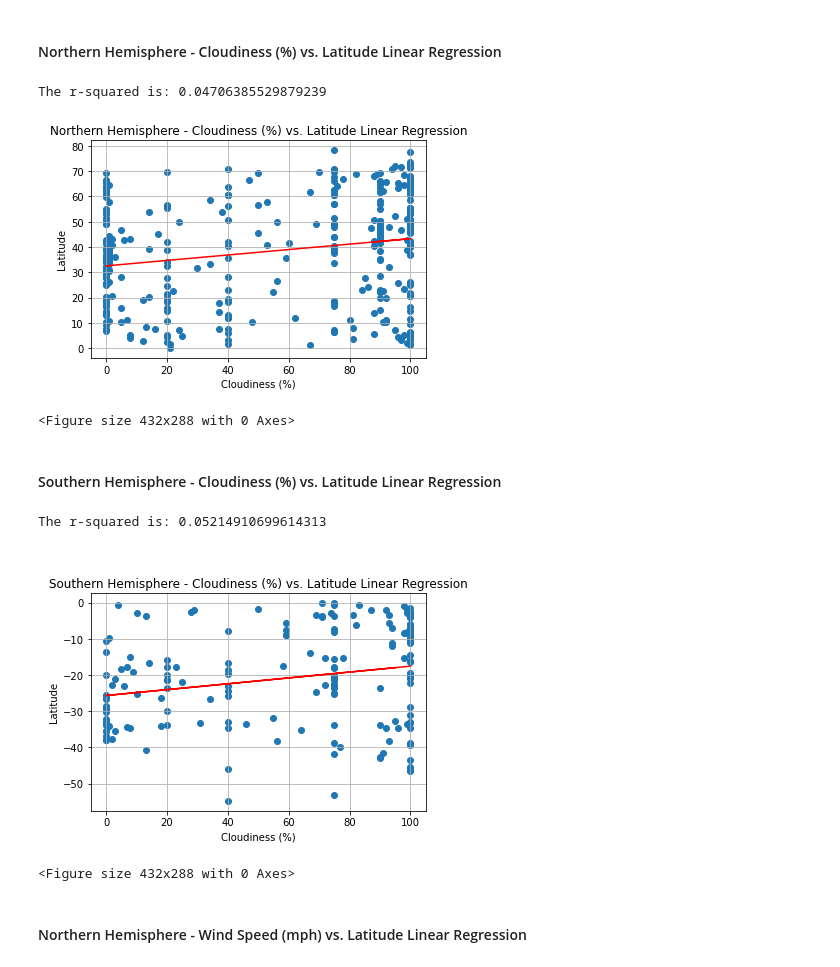
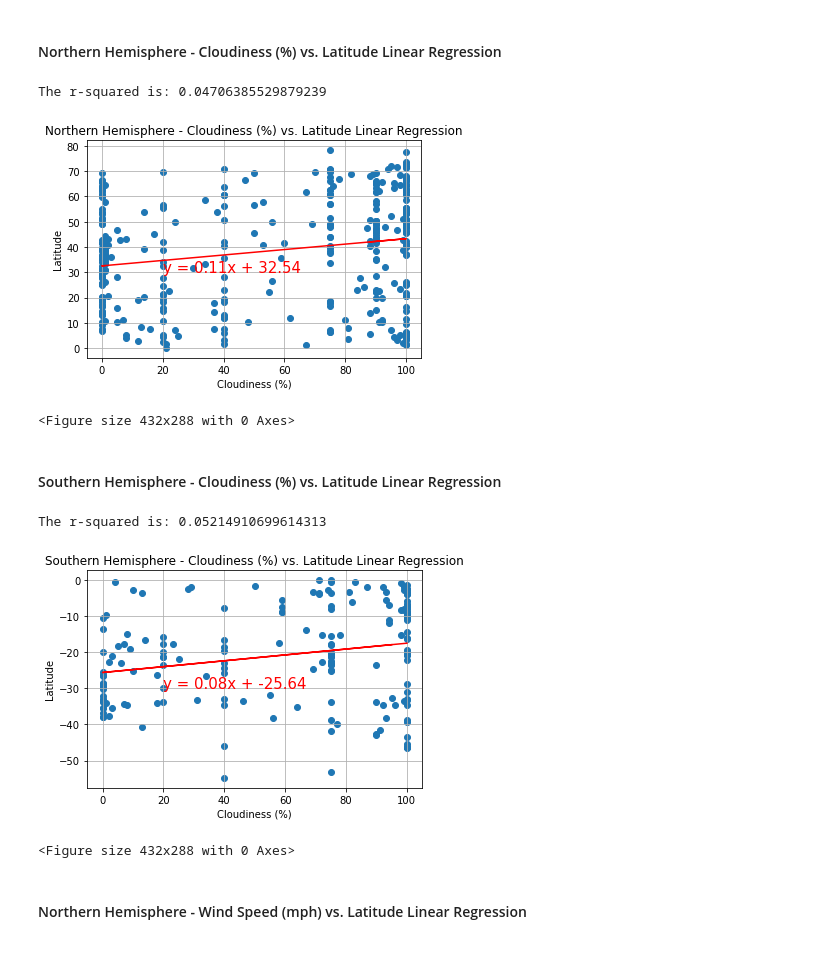
Before and after one commit to jdmerryman88/python-api-challenge, a Jupyter notebook: WeatherPy/WeatherPy.ipynb, the cells around one changed output. Cells and saved outputs as stored; diff of their text form; code cells hidden in the pictures.

```diff
--- a/WeatherPy/WeatherPy.ipynb
+++ b/WeatherPy/WeatherPy.ipynb
@@ -368,7 +368,7 @@ plt.scatter(x_values,y_values)
 plt.plot(x_values,regress_values,"r-")
 plt.grid()
 plt.title('Northern Hemisphere - Cloudiness (%) vs. Latitude Linear Regression')
-plt.annotate(line_eq,(-20,10),fontsize=15,color="red")
+plt.annotate(line_eq,(20,30),fontsize=15,color="red")
 plt.xlabel('Cloudiness (%)')
 plt.ylabel('Latitude')
 print(f"The r-squared is: {rvalue**2}")
@@ -376,29 +376,29 @@ plt.show()
 plt.savefig("Images/Northern Hemisphere vs Cloudiness LR.png")
 # %% [output]
 The r-squared is: 0.04706385529879239
-[figure, old version]
+[figure, new version]
 <Figure size 432x288 with 0 Axes>
 # %% [markdown]
 ####  Southern Hemisphere - Cloudiness (%) vs. Latitude Linear Regression
 # %%
 x_values = southern_hemi['Cloudiness']
 y_values = southern_hemi['Lat']
 (slope, intercept, rvalue, pvalue, stderr) = linregress(x_values, y_values)
 regress_values = x_values * slope + intercept
 line_eq = "y = " + str(round(slope,2)) + "x + " + str(round(intercept,2))
 plt.scatter(x_values,y_values)
 plt.plot(x_values,regress_values,"r-")
 plt.grid()
 plt.title('Southern Hemisphere - Cloudiness (%) vs. Latitude Linear Regression')
-plt.annotate(line_eq,(-20,10),fontsize=15,color="red")
+plt.annotate(line_eq,(20,-30),fontsize=15,color="red")
 plt.xlabel('Cloudiness (%)')
 plt.ylabel('Latitude')
 print(f"The r-squared is: {rvalue**2}")
 plt.show()
 plt.savefig("Images/Southern Hemisphere vs Cloudiness LR.png")
 # %% [output]
 The r-squared is: 0.05214910699614313
-[figure, old version]
+[figure, new version]
 <Figure size 432x288 with 0 Axes>
 # %% [markdown]
 ####  Northern Hemisphere - Wind Speed (mph) vs. Latitude Linear Regression
```
Also changed, not shown: parts of 5 cells of this notebook.
